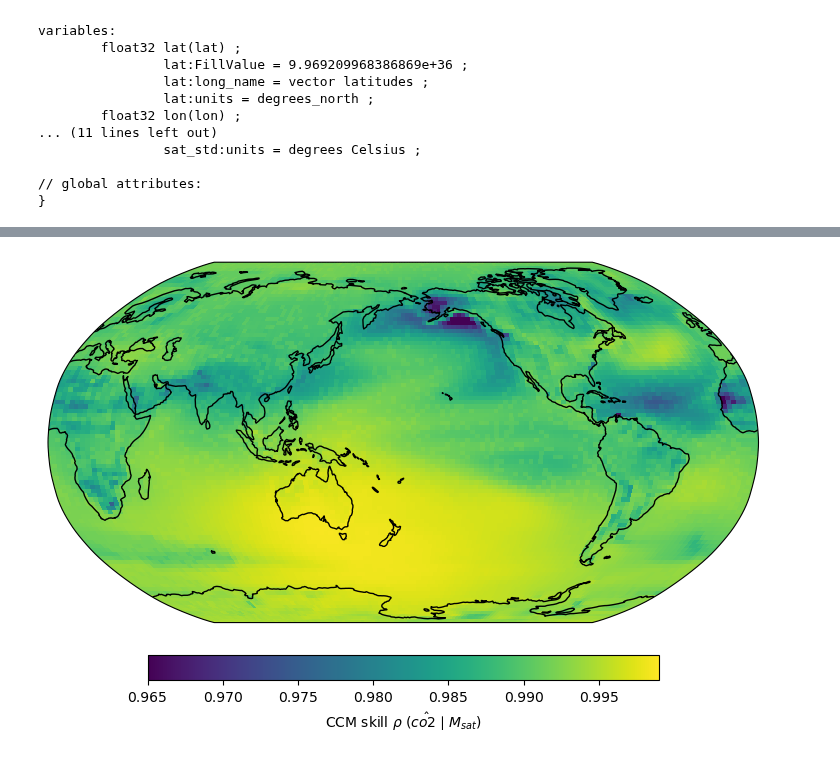
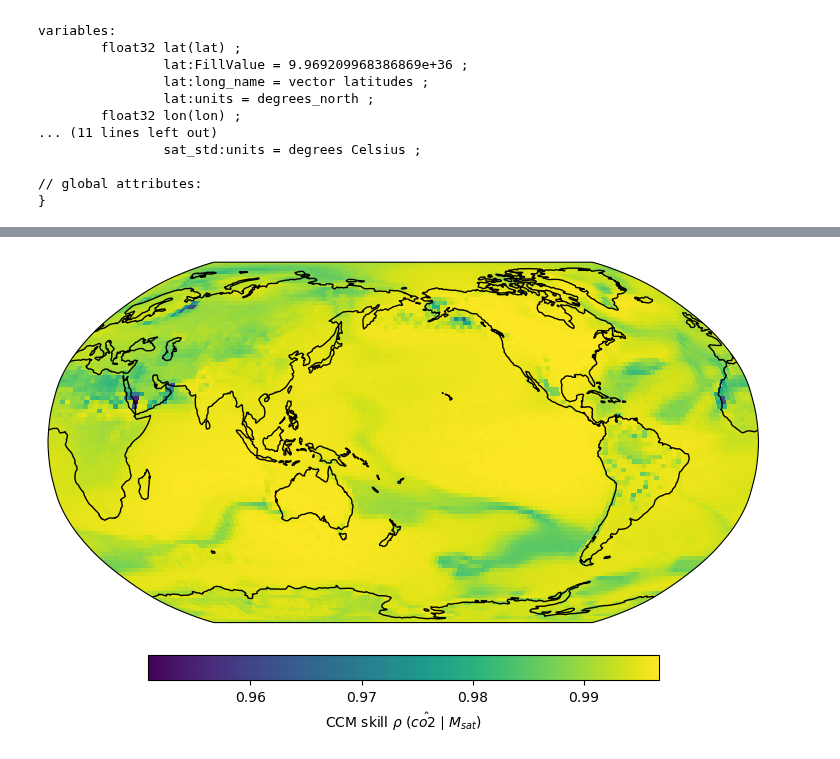
Before and after one commit to Peisong-Zheng/Inso_LGMR, a Jupyter notebook: Sat_Xmapping_CO2.ipynb, the cells around one changed output, grey strips where cells are left out. Drawn from its saved outputs; the diff is of its cells as text; code cells hidden in the pictures.

```diff
--- a/Sat_Xmapping_CO2.ipynb
+++ b/Sat_Xmapping_CO2.ipynb
@@ -26,3 +26,19 @@ variables:
 
 // global attributes:
 }
+# %%
+from toolbox import significant_test as st
+import importlib
+importlib.reload(st)
+
+ccm_out, ran_ccm_list_xy, test_result=st.ccm_significance_test_v2(ds_sat, df_co2, column_name='sat',lat_idx=80, lon_idx=7,
+    E=5,
+    tau=-4,
+    n_ran=100,
+    libSizes="10 20 30 40 50 60 70",
+    Tp=0,
+    sample=20,
+    random =True,
+    flip_pre= False,
+    showPlot=True
+)
@@ -37,7 +57,7 @@ from pyEDM import CCM
 import cartopy.crs as ccrs
 import cartopy.feature as cfeature
 
-def cal_raw_ccm_map_reversed(ds_sat, df_pre, E, tau, Tp,libSizes = "10 20 30 40 50 60 70",v_rage='auto',show_plot=True, dpi=100):
+def cal_raw_ccm_map_reversed(ds_sat, df_pre, dir='forward',E=5, tau=-4, Tp=0,libSizes = "10 20 30 40 50 60 70",sample=10, random=True, v_rage='auto',show_plot=True, dpi=100):
     """
     Compute and plot a global map of CCM skill using pyEDM's CCM.
 
@@ -91,8 +111,8 @@ def cal_raw_ccm_map_reversed(ds_sat, df_pre, E, tau, Tp,libSizes = "10 20 30 40
                 columns     = "sat",
                 target      = "target",
                 libSizes    = libSizes,
-                sample      = 10,
-                random      = True,
+                sample      = sample,
+                random      = random,
                 replacement = False,
                 Tp          = Tp
             )
@@ -100,7 +120,10 @@ def cal_raw_ccm_map_reversed(ds_sat, df_pre, E, tau, Tp,libSizes = "10 20 30 40
             # Extract the mean CCM skill at the largest library size
             largest_L = ccm_out["LibSize"].max()
             mask_last = ccm_out["LibSize"] == largest_L
-            rho_at_largest = ccm_out.loc[mask_last, "target:sat"].mean()
+            if dir == 'forward':
+                rho_at_largest = ccm_out.loc[mask_last, "sat:target"].mean()
+            if dir == 'backward':
+                rho_at_largest = ccm_out.loc[mask_last, "target:sat"].mean()
             rho_map[iLat, iLon] = rho_at_largest
 
     # ------------------------------------------------
@@ -130,7 +153,10 @@ def cal_raw_ccm_map_reversed(ds_sat, df_pre, E, tau, Tp,libSizes = "10 20 30 40
         cb = plt.colorbar(pcm, orientation="horizontal", pad=0.07, shrink=0.6)
         # cb.set_label(r"CCM skill $\rho$ (\hat{Pre}$|$M_{sat})")
         # replace Pre to target name
-        cb.set_label(fr"CCM skill $\rho$ ($\hat{{{target_name}}}\mid M_{{{column_name}}}$)")
+        if dir == 'forward':
+            cb.set_label(fr"CCM skill $\rho$ ($\hat{{{target_name}}}\mid M_{{{column_name}}}$)")
+        if dir == 'backward':
+            cb.set_label(fr"CCM skill $\rho$ ($\hat{{{column_name}}}\mid M_{{{target_name}}}$)")
 
 
         plt.show()
@@ -138,7 +164,7 @@ def cal_raw_ccm_map_reversed(ds_sat, df_pre, E, tau, Tp,libSizes = "10 20 30 40
     return rho_map
 # %%
 
-rwa_rho_map_Tp0=cal_raw_ccm_map_reversed(ds_sat=ds_sat, df_pre= df_co2, E=4, tau=3, Tp=0, v_rage=[0.965,0.999],show_plot=True)
+rwa_rho_map_Tp0=cal_raw_ccm_map_reversed(ds_sat=ds_sat, df_pre= df_co2, dir='forward', E=5, tau=-4, Tp=0, v_rage='auto',show_plot=True)
 # %% [output]
-[figure, old version]
+[figure, new version]
 # %%
```
Also changed, not shown: parts of 3 cells of this notebook, 5 other files.
